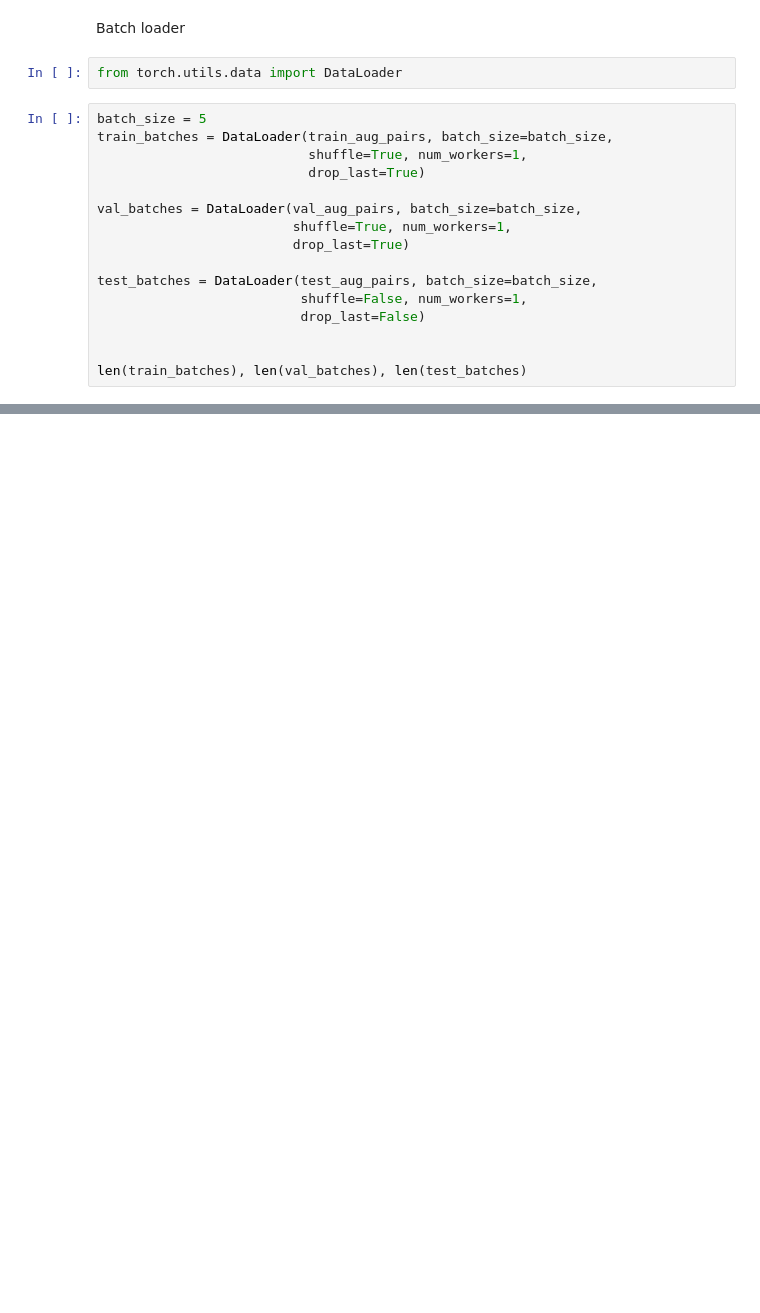
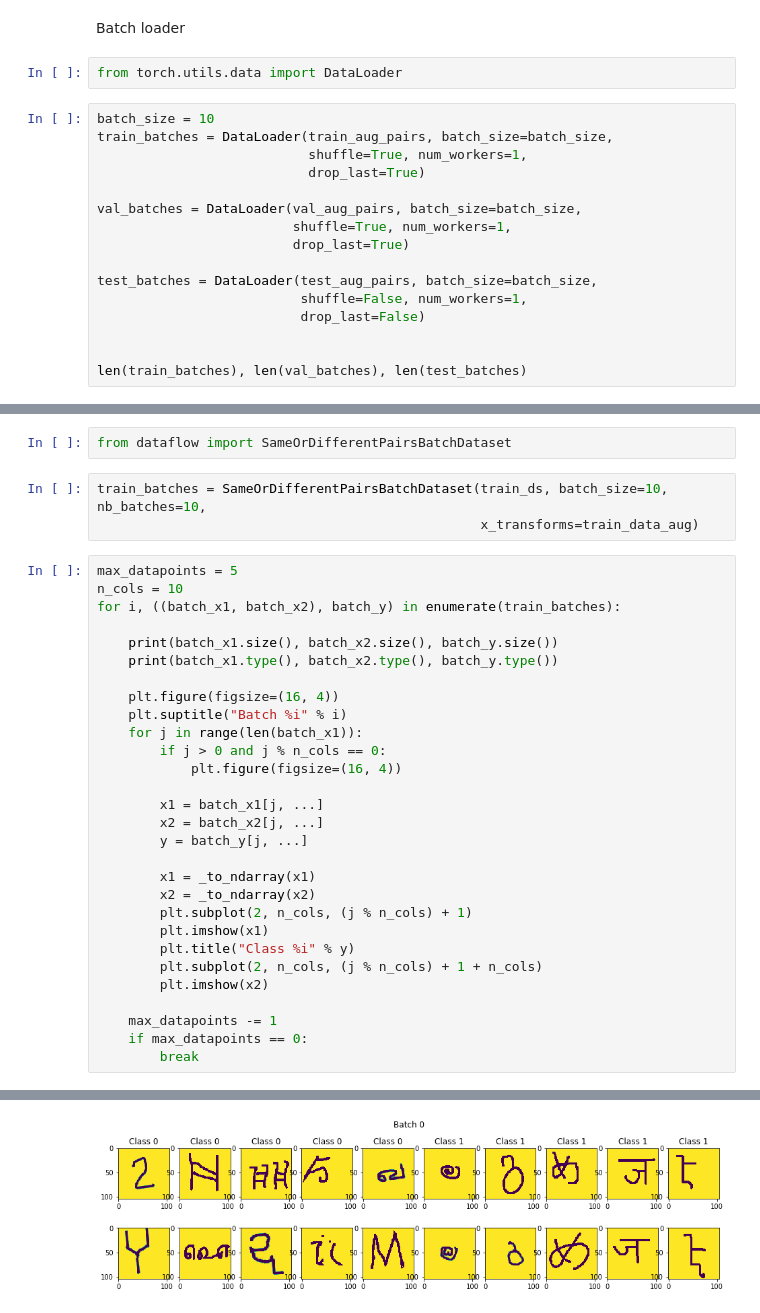
Before and after one commit to vfdev-5/pytorch-my_examples, a Jupyter notebook: SiameseNetworks/Siamese_Networks__2_Omniglot_dataflow.ipynb, the cells around one changed output, grey strips where cells are left out. Saved outputs shown, nothing was run; the diff lists cells and outputs as text; blank space fills up the shorter version.

```diff
--- a/SiameseNetworks/Siamese_Networks__2_Omniglot_dataflow.ipynb
+++ b/SiameseNetworks/Siamese_Networks__2_Omniglot_dataflow.ipynb
@@ -331,7 +342,7 @@ Batch loader
 # %%
 from torch.utils.data import DataLoader
 # %%
-batch_size = 5
+batch_size = 10
 train_batches = DataLoader(train_aug_pairs, batch_size=batch_size,
                            shuffle=True, num_workers=1,
                            drop_last=True)
@@ -389,0 +408,35 @@ torch.Size([5, 1, 80, 80]) torch.Size([5, 1, 80, 80]) torch.Size([5])
+# %%
+from dataflow import SameOrDifferentPairsBatchDataset
+# %%
+train_batches = SameOrDifferentPairsBatchDataset(train_ds, batch_size=10, nb_batches=10,
+                                                 x_transforms=train_data_aug)
+# %%
+max_datapoints = 5
+n_cols = 10
+for i, ((batch_x1, batch_x2), batch_y) in enumerate(train_batches):
+
+    print(batch_x1.size(), batch_x2.size(), batch_y.size())
+    print(batch_x1.type(), batch_x2.type(), batch_y.type())
+
+    plt.figure(figsize=(16, 4))
+    plt.suptitle("Batch %i" % i)
+    for j in range(len(batch_x1)):
+        if j > 0 and j % n_cols == 0:
+            plt.figure(figsize=(16, 4))
+
+        x1 = batch_x1[j, ...]
+        x2 = batch_x2[j, ...]
+        y = batch_y[j, ...]
+
+        x1 = _to_ndarray(x1)
+        x2 = _to_ndarray(x2)
+        plt.subplot(2, n_cols, (j % n_cols) + 1)
+        plt.imshow(x1)
+        plt.title("Class %i" % y)
+        plt.subplot(2, n_cols, (j % n_cols) + 1 + n_cols)
+        plt.imshow(x2)
+
+    max_datapoints -= 1
+    if max_datapoints == 0:
+        break
+# %% [output]
@@ -389,0 +453 @@ torch.Size([5, 1, 80, 80]) torch.Size([5, 1, 80, 80]) torch.Size([5])
+[figure, added]
```
Also changed, not shown: parts of 16 cells of this notebook, 10 other files.
